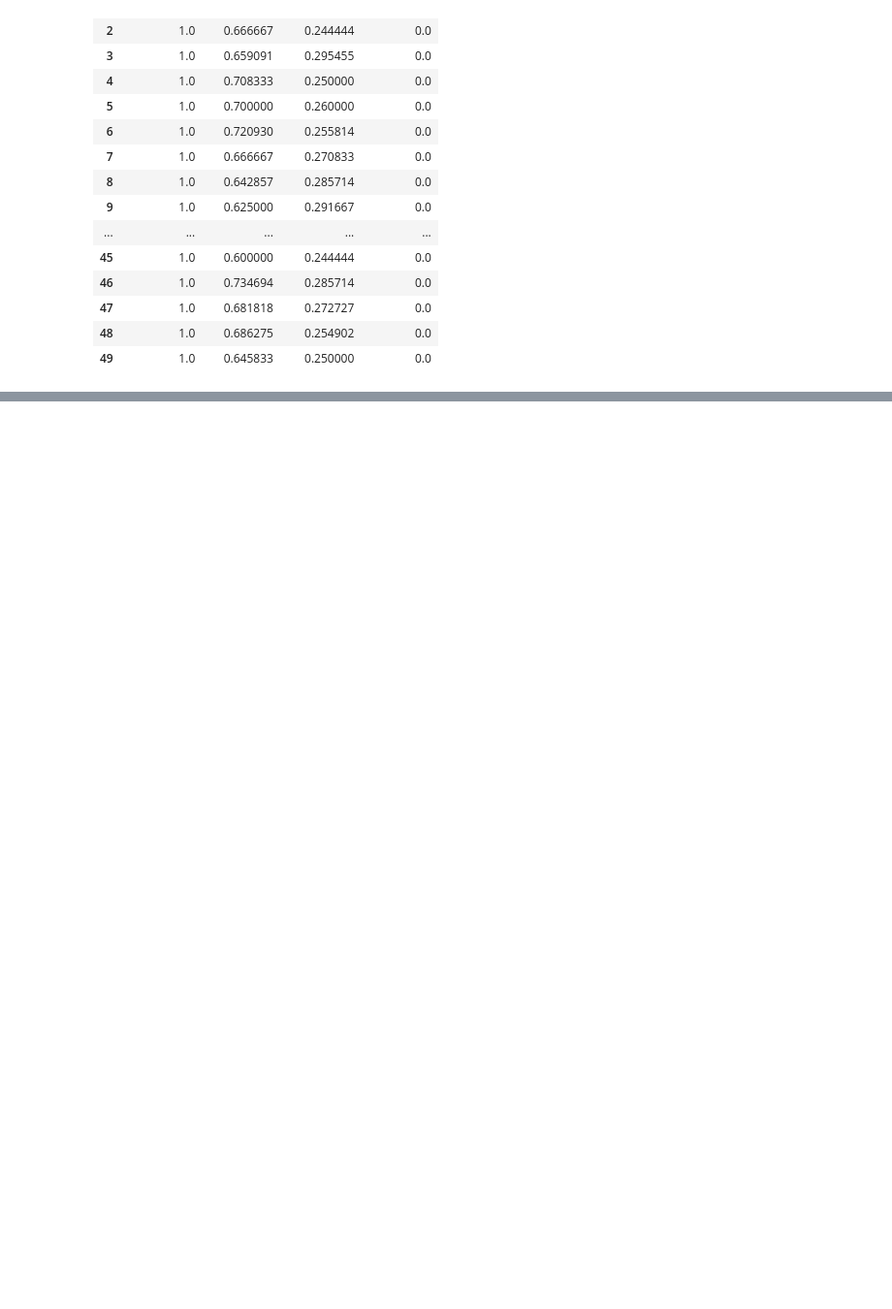
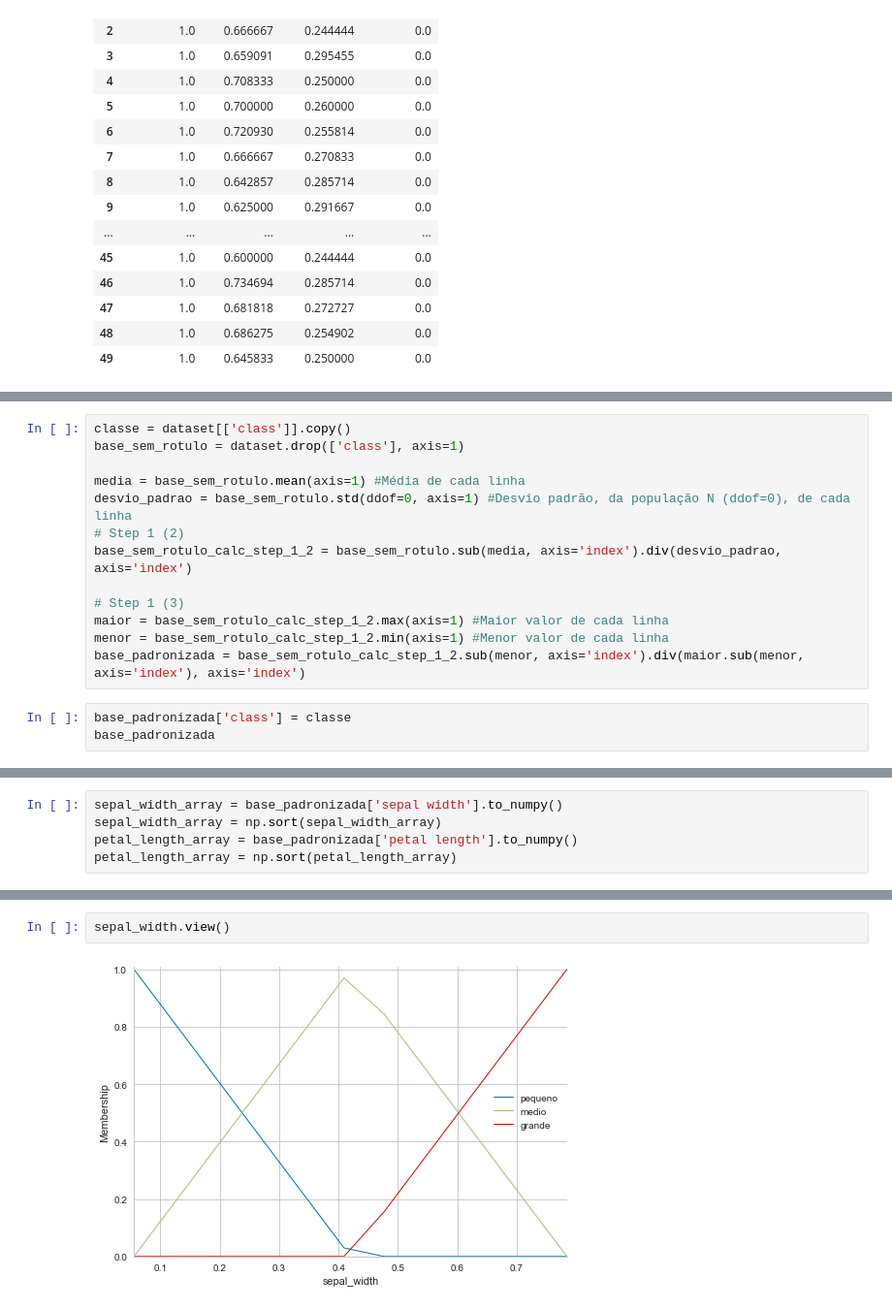
Before and after one commit to anfsantana/matc98-tcc2, a Jupyter notebook: TCC2.ipynb, the cells around one changed output, grey strips where cells are left out. Shown at 97% size. Cells and saved outputs as stored; diff of their text form; blank space fills up the shorter version.

```diff
--- a/TCC2.ipynb
+++ b/TCC2.ipynb
@@ -509,0 +558,16 @@ visu.show()
+# %%
+classe = dataset[['class']].copy()
+base_sem_rotulo = dataset.drop(['class'], axis=1)
+
+media = base_sem_rotulo.mean(axis=1) #Média de cada linha
+desvio_padrao = base_sem_rotulo.std(ddof=0, axis=1) #Desvio padrão, da população N (ddof=0), de cada linha
+# Step 1 (2)
+base_sem_rotulo_calc_step_1_2 = base_sem_rotulo.sub(media, axis='index').div(desvio_padrao, axis='index')
+
+# Step 1 (3)
+maior = base_sem_rotulo_calc_step_1_2.max(axis=1) #Maior valor de cada linha
+menor = base_sem_rotulo_calc_step_1_2.min(axis=1) #Menor valor de cada linha
+base_padronizada = base_sem_rotulo_calc_step_1_2.sub(menor, axis='index').div(maior.sub(menor, axis='index'), axis='index')
+# %%
+base_padronizada['class'] = classe
+base_padronizada
@@ -509,0 +723,5 @@ visu.show()
+# %%
+sepal_width_array = base_padronizada['sepal width'].to_numpy()
+sepal_width_array = np.sort(sepal_width_array)
+petal_length_array = base_padronizada['petal length'].to_numpy()
+petal_length_array = np.sort(petal_length_array)
@@ -509,0 +759,4 @@ visu.show()
+# %%
+sepal_width.view()
+# %% [output]
+[figure, added]
```
Also changed, not shown: parts of 58 cells of this notebook, 1 other file.
